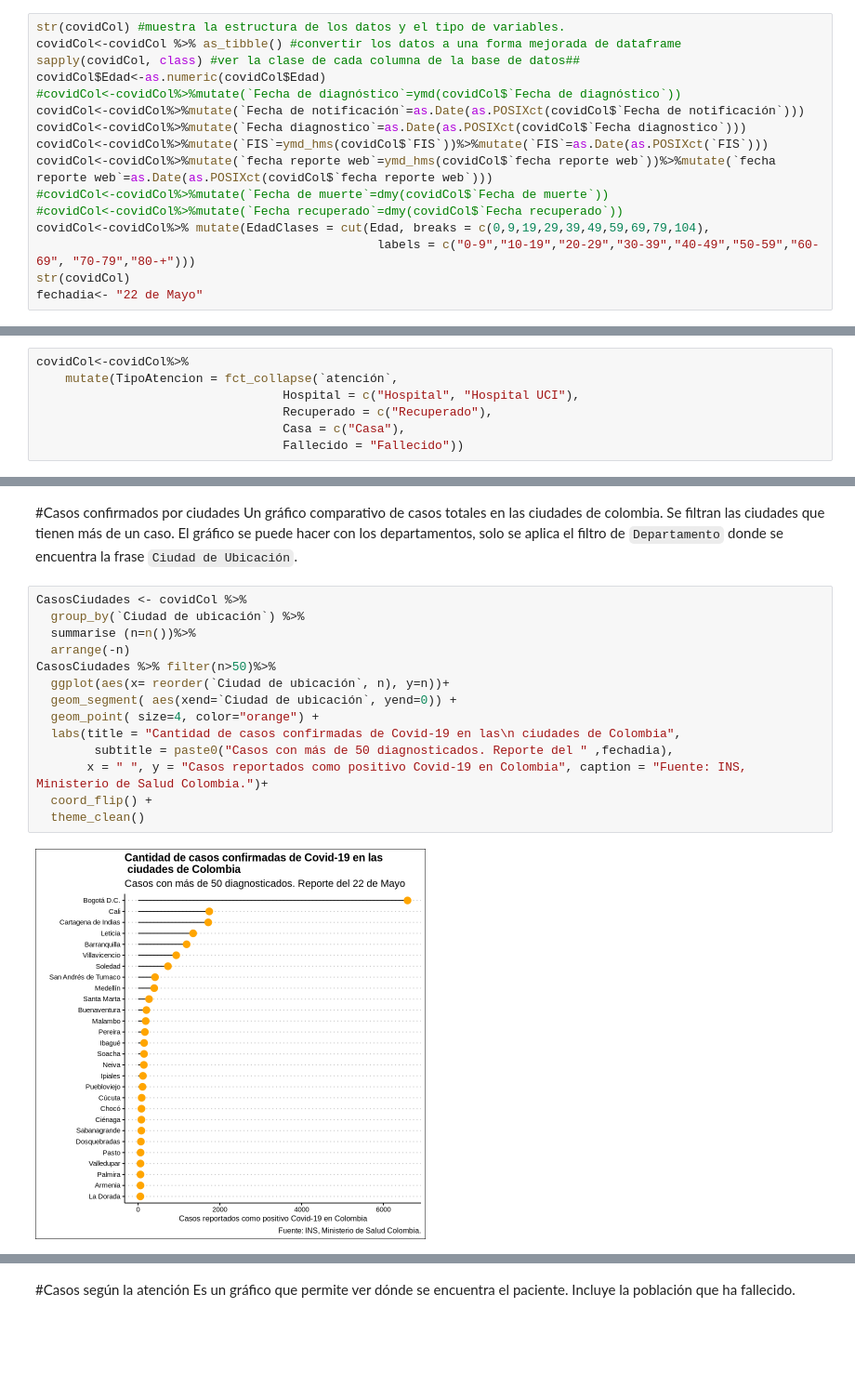
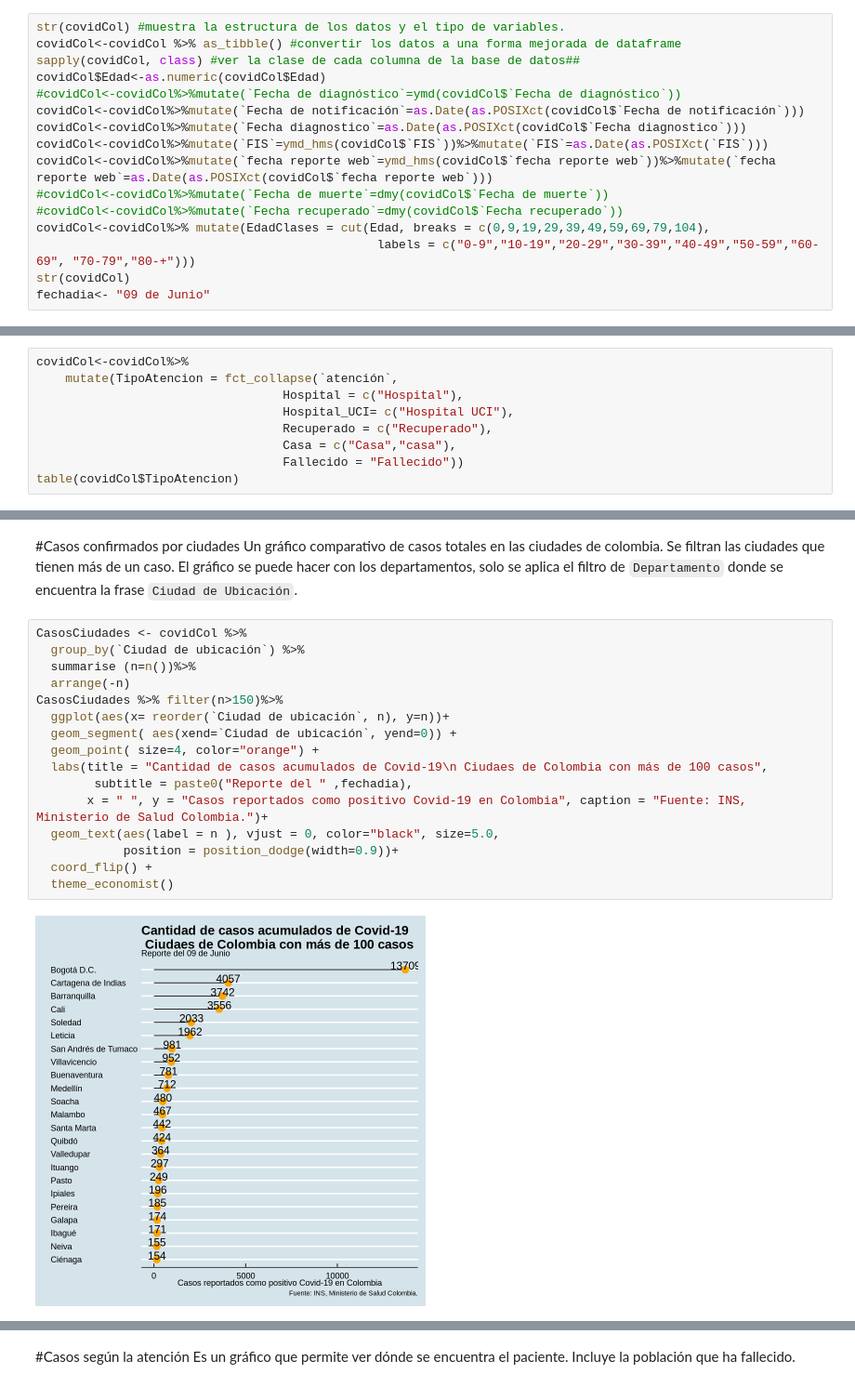
Before and after one commit to guberney/Covid_Colombia, a Jupyter notebook: CovidColombia.ipynb, the cells around one changed output, grey strips where cells are left out. Shown at 93% size. Cells and saved outputs as stored; diff of their text form; blank space fills up the shorter version.

```diff
--- a/CovidColombia.ipynb
+++ b/CovidColombia.ipynb
@@ -62,7 +63,7 @@ covidCol<-covidCol%>%mutate(`fecha reporte web`=ymd_hms(covidCol$`fecha reporte
 covidCol<-covidCol%>% mutate(EdadClases = cut(Edad, breaks = c(0,9,19,29,39,49,59,69,79,104),
                                                labels = c("0-9","10-19","20-29","30-39","40-49","50-59","60-69", "70-79","80-+")))
 str(covidCol)
-fechadia<- "22 de Mayo"
+fechadia<- "09 de Junio"
 # %%
 covidCol%>%
 select_if(function(`FIS`) any(is.na(`FIS`))) %>%
@@ -91,7 +90,9 @@ Se agrupan los valores según los problemas que se ven en la base de datos y par
 # %%
 covidCol<-covidCol%>%
     mutate(TipoAtencion = fct_collapse(`atención`,
-                                  Hospital = c("Hospital", "Hospital UCI"),
+                                  Hospital = c("Hospital"),
+                                  Hospital_UCI= c("Hospital UCI"),
                                   Recuperado = c("Recuperado"),
-                                  Casa = c("Casa"),
+                                  Casa = c("Casa","casa"),
                                   Fallecido = "Fallecido"))
+table(covidCol$TipoAtencion)
@@ -253,17 +313,19 @@ Un gráfico comparativo de casos totales en las ciudades de colombia. Se filtran
 # %%
 CasosCiudades <- covidCol %>%
   group_by(`Ciudad de ubicación`) %>%
   summarise (n=n())%>%
   arrange(-n)
-CasosCiudades %>% filter(n>50)%>%
+CasosCiudades %>% filter(n>150)%>%
   ggplot(aes(x= reorder(`Ciudad de ubicación`, n), y=n))+
   geom_segment( aes(xend=`Ciudad de ubicación`, yend=0)) +
   geom_point( size=4, color="orange") +
-  labs(title = "Cantidad de casos confirmadas de Covid-19 en las\n ciudades de Colombia",
-        subtitle = paste0("Casos con más de 50 diagnosticados. Reporte del " ,fechadia),
+  labs(title = "Cantidad de casos acumulados de Covid-19\n Ciudaes de Colombia con más de 100 casos",
+        subtitle = paste0("Reporte del " ,fechadia),
        x = " ", y = "Casos reportados como positivo Covid-19 en Colombia", caption = "Fuente: INS, Ministerio de Salud Colombia.")+
+  geom_text(aes(label = n ), vjust = 0, color="black", size=5.0,
+            position = position_dodge(width=0.9))+
   coord_flip() +
-  theme_clean()
+  theme_economist()
 # %% [output]
-[figure, old version]
+[figure, new version]
 # %% [markdown]
```
Also changed, not shown: parts of 20 cells of this notebook.
